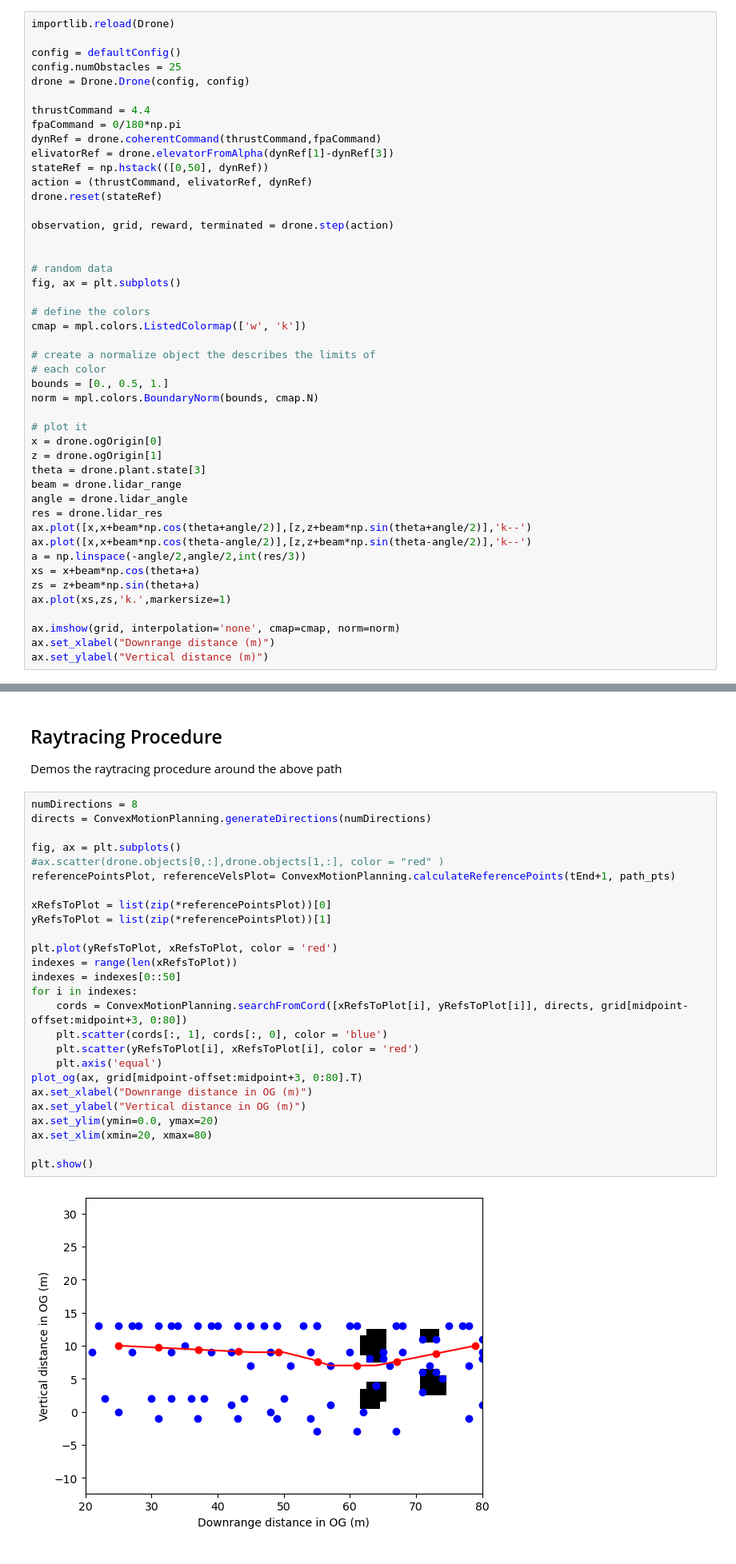
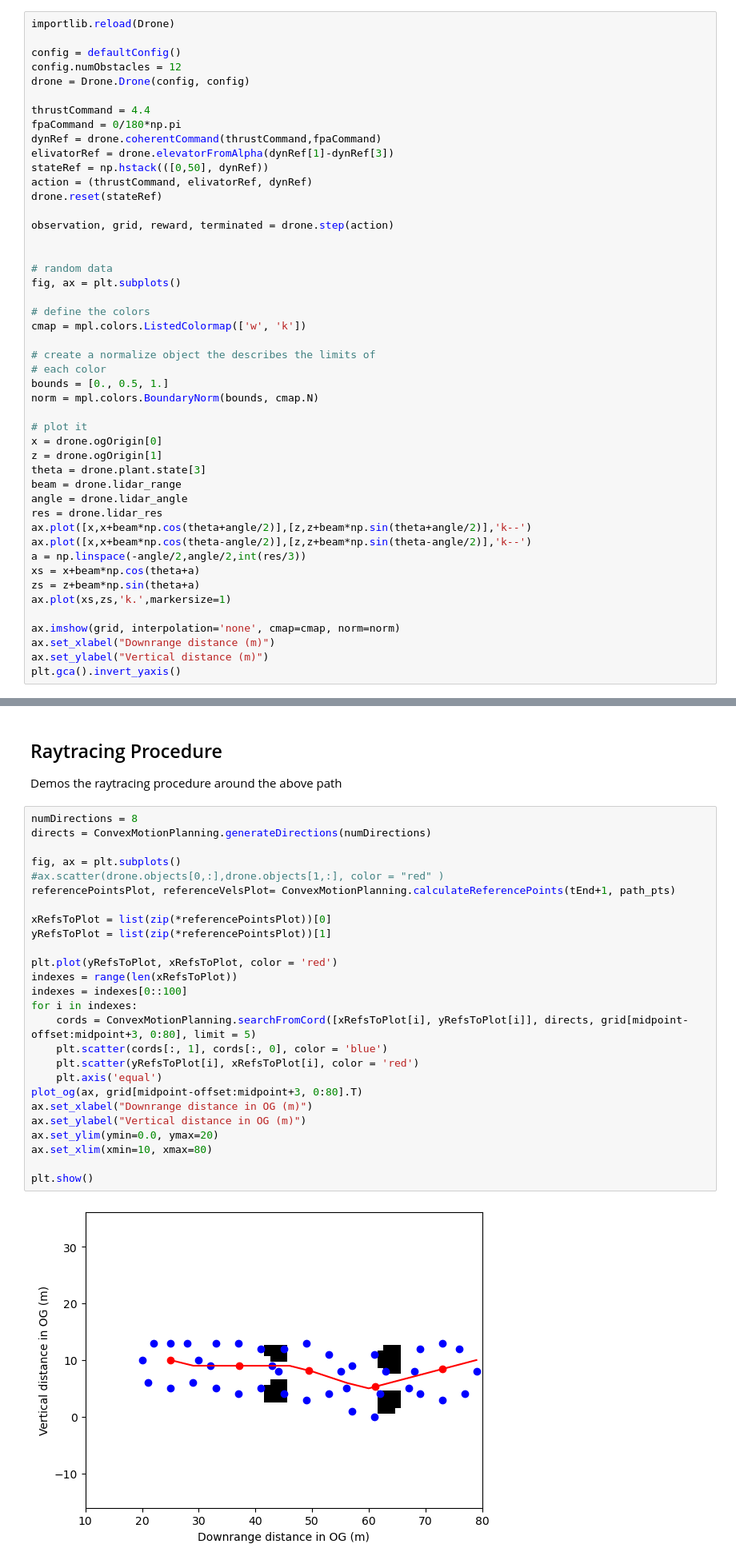
Before and after one commit to matthew0517/Flappy-Junco, a Jupyter notebook: TrajectoryGenerationDemo.ipynb, the cells around one changed output, grey strips where cells are left out. Shown at 80% size. Drawn from its saved outputs; the diff is of its cells as text.

Commit message:
Single trajectory plots done

```diff
--- a/TrajectoryGenerationDemo.ipynb
+++ b/TrajectoryGenerationDemo.ipynb
@@ -17,7 +16,7 @@ Significantly increase the number of obstacles to check that they are being regi
 importlib.reload(Drone)
 
 config = defaultConfig()
-config.numObstacles = 25
+config.numObstacles = 12
 drone = Drone.Drone(config, config)
 
 thrustCommand = 4.4
@@ -59,4 +58,5 @@ ax.plot(xs,zs,'k.',markersize=1)
 ax.imshow(grid, interpolation='none', cmap=cmap, norm=norm)
 ax.set_xlabel("Downrange distance (m)")
 ax.set_ylabel("Vertical distance (m)")
+plt.gca().invert_yaxis()
 # %% [output]
@@ -99,31 +98,31 @@ Demos the raytracing procedure around the above path
 # %%
 numDirections = 8
 directs = ConvexMotionPlanning.generateDirections(numDirections)
 
 fig, ax = plt.subplots()
 #ax.scatter(drone.objects[0,:],drone.objects[1,:], color = "red" )
 referencePointsPlot, referenceVelsPlot= ConvexMotionPlanning.calculateReferencePoints(tEnd+1, path_pts)
 
 xRefsToPlot = list(zip(*referencePointsPlot))[0]
 yRefsToPlot = list(zip(*referencePointsPlot))[1]
 
 plt.plot(yRefsToPlot, xRefsToPlot, color = 'red')
 indexes = range(len(xRefsToPlot))
-indexes = indexes[0::50]
+indexes = indexes[0::100]
 for i in indexes:
-    cords = ConvexMotionPlanning.searchFromCord([xRefsToPlot[i], yRefsToPlot[i]], directs, grid[midpoint-offset:midpoint+3, 0:80])
+    cords = ConvexMotionPlanning.searchFromCord([xRefsToPlot[i], yRefsToPlot[i]], directs, grid[midpoint-offset:midpoint+3, 0:80], limit = 5)
     plt.scatter(cords[:, 1], cords[:, 0], color = 'blue')
     plt.scatter(yRefsToPlot[i], xRefsToPlot[i], color = 'red')
     plt.axis('equal')
 plot_og(ax, grid[midpoint-offset:midpoint+3, 0:80].T)
 ax.set_xlabel("Downrange distance in OG (m)")
 ax.set_ylabel("Vertical distance in OG (m)")
 ax.set_ylim(ymin=0.0, ymax=20)
-ax.set_xlim(xmin=20, xmax=80)
+ax.set_xlim(xmin=10, xmax=80)
 
 plt.show()
 # %% [output]
-[figure, old version]
+[figure, new version]
 # %% [markdown]
 ## Trajectory Refignment
 # %%
```
Also changed, not shown: parts of 4 cells of this notebook, 2 other files.
